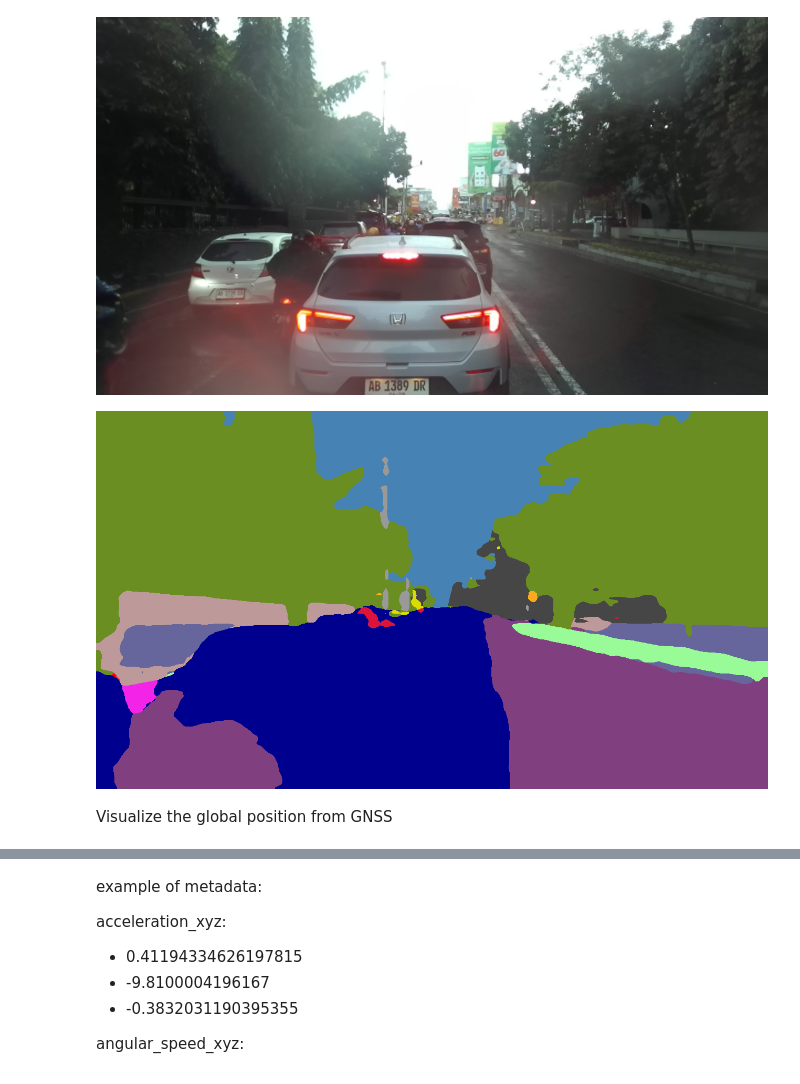
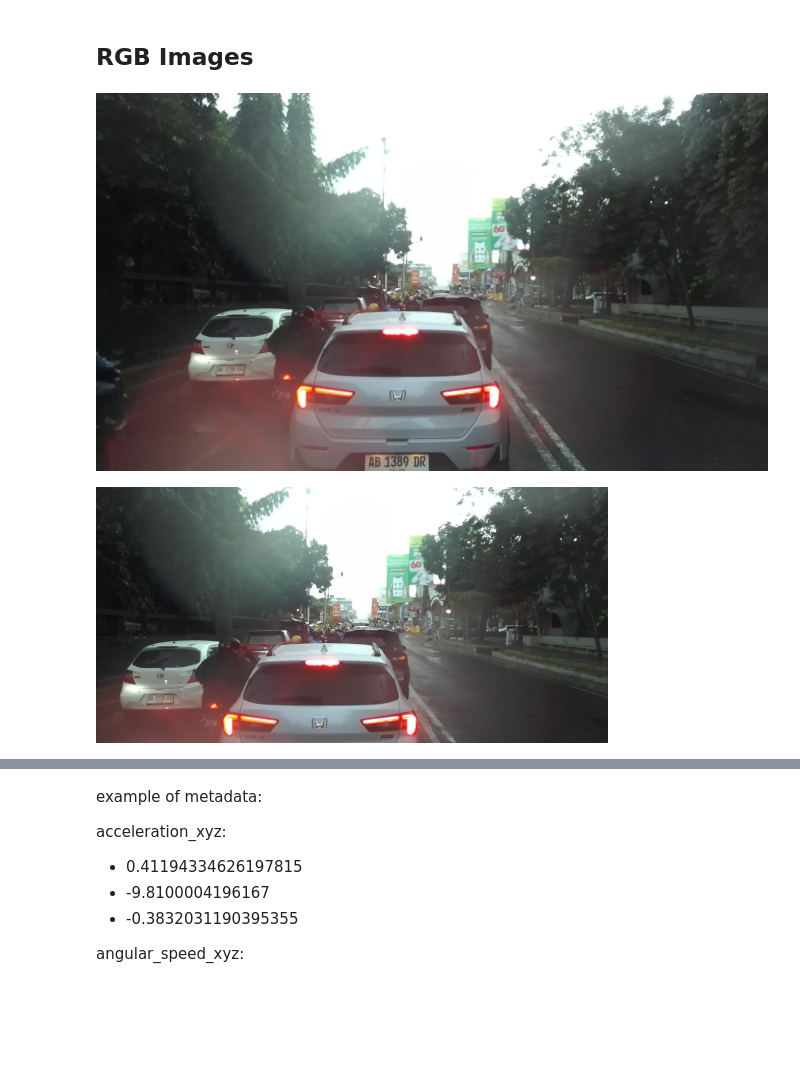
Before and after one commit to Lexciese/autodriving-experimental, a Jupyter notebook: experiment.ipynb, the cells around one changed output, grey strips where cells are left out. Cells and saved outputs as stored; diff of their text form; code cells hidden in the pictures; blank space fills up the shorter version.

```diff
--- a/experiment.ipynb
+++ b/experiment.ipynb
@@ -22,21 +37,12 @@ root_dir = Path(config.root_dir)
+# %% [markdown]
+## RGB Images
 # %%
-dir_meta = root_dir / "meta"
-dir_rgb_front = root_dir / "camera" / "rgb"
-dir_rgb_seg = root_dir / "camera" / "seg" / "img"
-dir_depth_front = root_dir / "camera" / "depth" / "map"
-dir_depth_front_img = root_dir / "camera" / "depth" / "img"
-dir_histo = root_dir / "camera" / "histogram"
-dir_optflow = root_dir / "camera" / "optical_flow"
-
-files = os.listdir(dir_meta)
-files.sort()
-files = [os.path.splitext(filename)[0] for filename in files] # remove extension string
-len_files = len(files)
-
-display(Image(filename=f'{dir_rgb_front}/{files[5]}.png'))
-display(Image(filename=f'{dir_rgb_seg}/{files[5]}.png'))
+img = f'{dir_rgb_front}/{files[5]}.png'
+display(Image(filename=img))
+rgb_img = cv2.imread(img)
+rgb_cropped = crop_matrix(rgb_img, resize=config.scale, crop=[512, 1024])
+cv2.imwrite(f"/media/mf/AUTODRIVING-4TB/ai23/temp/rgb_cropped.png", rgb_cropped)
+display(Image(filename="/media/mf/AUTODRIVING-4TB/ai23/temp/rgb_cropped.png"))
 # %% [output]
 [figure]
-[figure, old version]
+[figure, new version]
-# %% [markdown]
-Visualize the global position from GNSS
```
Also changed, not shown: parts of 14 cells of this notebook.
